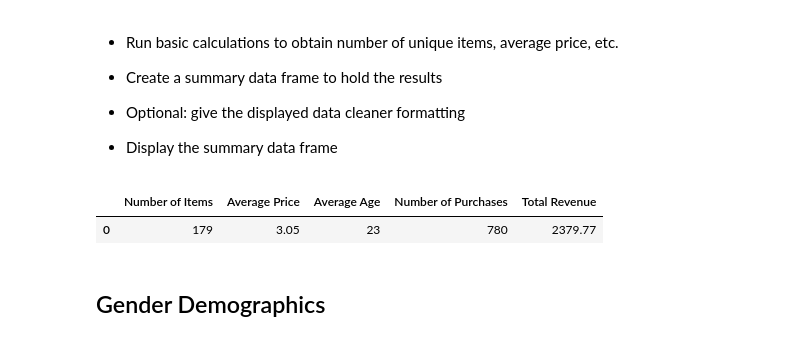
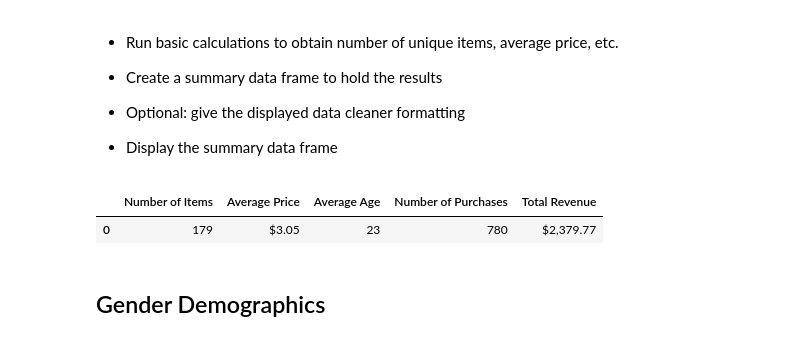
Before and after one commit to radowtay/pandas-challenge, a Jupyter notebook: HeroesofPymoli/Heroes of Pymoli.ipynb, the cells around one changed output. Cells and saved outputs as stored; diff of their text form; code cells hidden in the pictures.

```diff
--- a/HeroesofPymoli/Heroes of Pymoli.ipynb
+++ b/HeroesofPymoli/Heroes of Pymoli.ipynb
@@ -49,28 +49,29 @@ len(player_count)
 # %%
 item_count = purchase_data_df["Item Name"].value_counts()
 len(item_count)
 
 av_price = purchase_data_df["Price"].mean()
 
 av_age = purchase_data_df["Age"].mean()
 
 num_pur = purchase_data_df["Purchase ID"].value_counts()
 len(num_pur)
 
 total_rev = purchase_data_df["Price"].sum()
 
 summary_df = pd.DataFrame({
     "Number of Items": [len(item_count)],
     "Average Price": (round(av_price,2)),
     "Average Age": (round(av_age)),
     "Number of Purchases": (len(num_pur)),
     "Total Revenue": (total_rev)
 })
-
+summary_df["Average Price"] = summary_df["Average Price"].astype(float).map("${:,.2f}".format)
+summary_df["Total Revenue"] = summary_df["Total Revenue"].astype(float).map("${:,.2f}".format)
 summary_df
 # %% [output]
 |  | Number of Items | Average Price | Average Age | Number of Purchases | Total Revenue |
-| 0 | 179 | 3.05 | 23 | 780 | 2379.77 |
+| 0 | 179 | $3.05 | 23 | 780 | $2,379.77 |
 # %% [markdown]
 ## Gender Demographics
 # %% [markdown]
```
Also changed, not shown: parts of 11 cells of this notebook.
